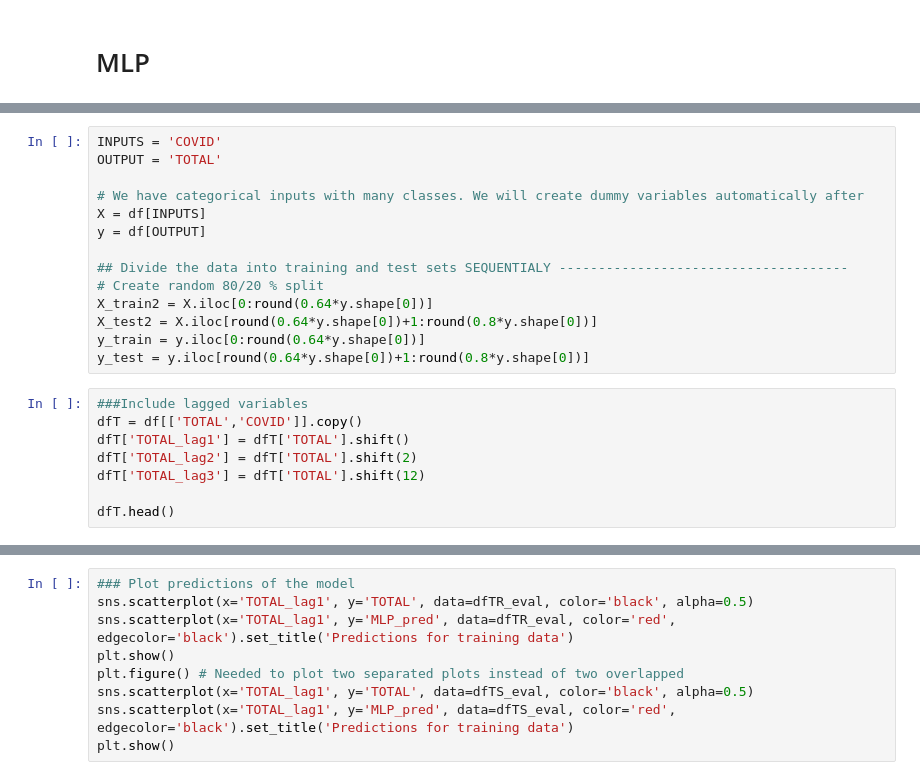
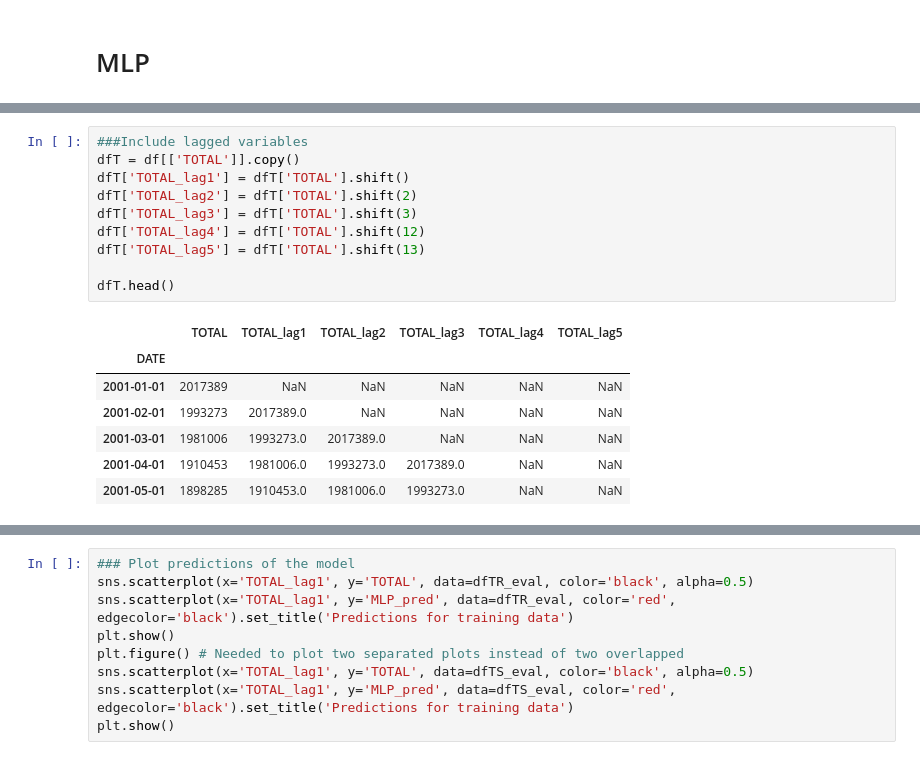
Before and after one commit to juanls1/Assignment2_ML, a Jupyter notebook: ML_Assignment2.ipynb, the cells around one changed output, grey strips where cells are left out. Saved outputs shown, nothing was run; the diff lists cells and outputs as text.

```diff
--- a/ML_Assignment2.ipynb
+++ b/ML_Assignment2.ipynb
@@ -841,25 +829,21 @@ Name: COVID, dtype: float64
-# %%
-INPUTS = 'COVID'
-OUTPUT = 'TOTAL'
-
-# We have categorical inputs with many classes. We will create dummy variables automatically after
-X = df[INPUTS]
-y = df[OUTPUT]
-
-## Divide the data into training and test sets SEQUENTIALY -------------------------------------
-# Create random 80/20 % split
-X_train2 = X.iloc[0:round(0.64*y.shape[0])]
-X_test2 = X.iloc[round(0.64*y.shape[0])+1:round(0.8*y.shape[0])]
-y_train = y.iloc[0:round(0.64*y.shape[0])]
-y_test = y.iloc[round(0.64*y.shape[0])+1:round(0.8*y.shape[0])]
 # %%
 ###Include lagged variables
-dfT = df[['TOTAL','COVID']].copy()
+dfT = df[['TOTAL']].copy()
 dfT['TOTAL_lag1'] = dfT['TOTAL'].shift()
 dfT['TOTAL_lag2'] = dfT['TOTAL'].shift(2)
-dfT['TOTAL_lag3'] = dfT['TOTAL'].shift(12)
+dfT['TOTAL_lag3'] = dfT['TOTAL'].shift(3)
+dfT['TOTAL_lag4'] = dfT['TOTAL'].shift(12)
+dfT['TOTAL_lag5'] = dfT['TOTAL'].shift(13)
 
 dfT.head()
+# %% [output]
+|  | TOTAL | TOTAL_lag1 | TOTAL_lag2 | TOTAL_lag3 | TOTAL_lag4 | TOTAL_lag5 |
+| DATE |  |  |  |  |  |  |
+| 2001-01-01 | 2017389 | NaN | NaN | NaN | NaN | NaN |
+| 2001-02-01 | 1993273 | 2017389.0 | NaN | NaN | NaN | NaN |
+| 2001-03-01 | 1981006 | 1993273.0 | 2017389.0 | NaN | NaN | NaN |
+| 2001-04-01 | 1910453 | 1981006.0 | 1993273.0 | 2017389.0 | NaN | NaN |
+| 2001-05-01 | 1898285 | 1910453.0 | 1981006.0 | 1993273.0 | NaN | NaN |
 # %%
 # Remove missing
 dfT.dropna(inplace=True)
```
Also changed, not shown: parts of 9 cells of this notebook.
